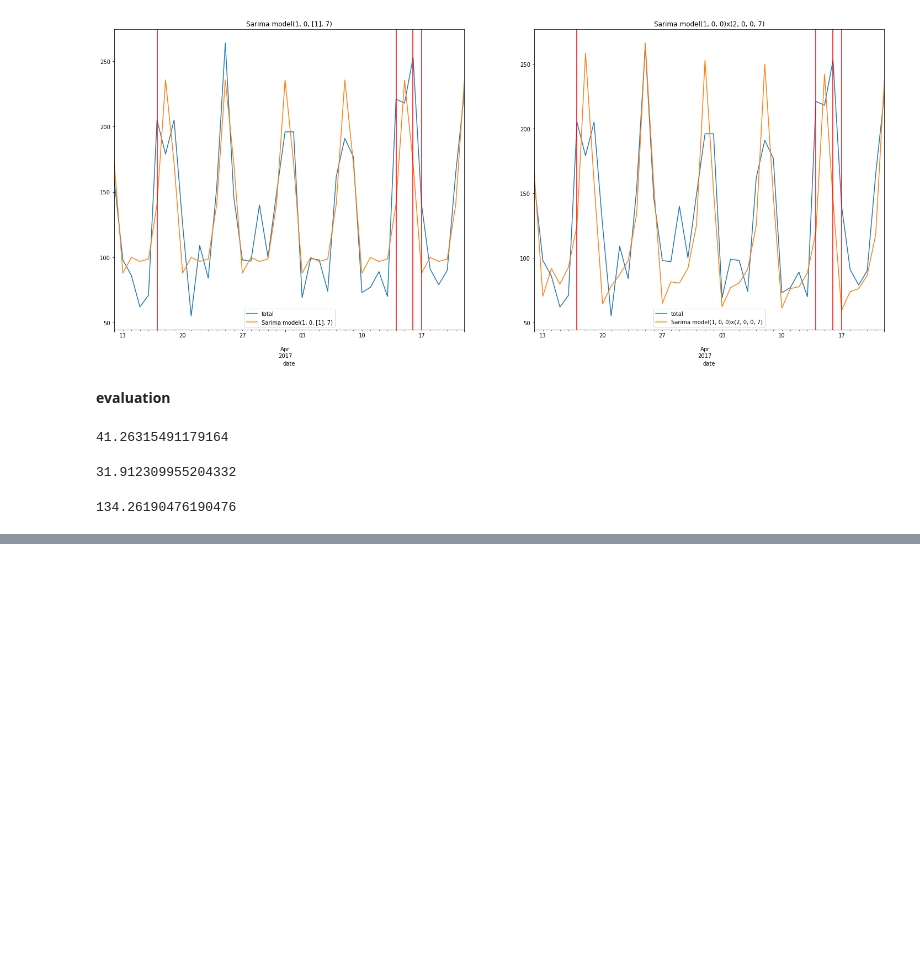
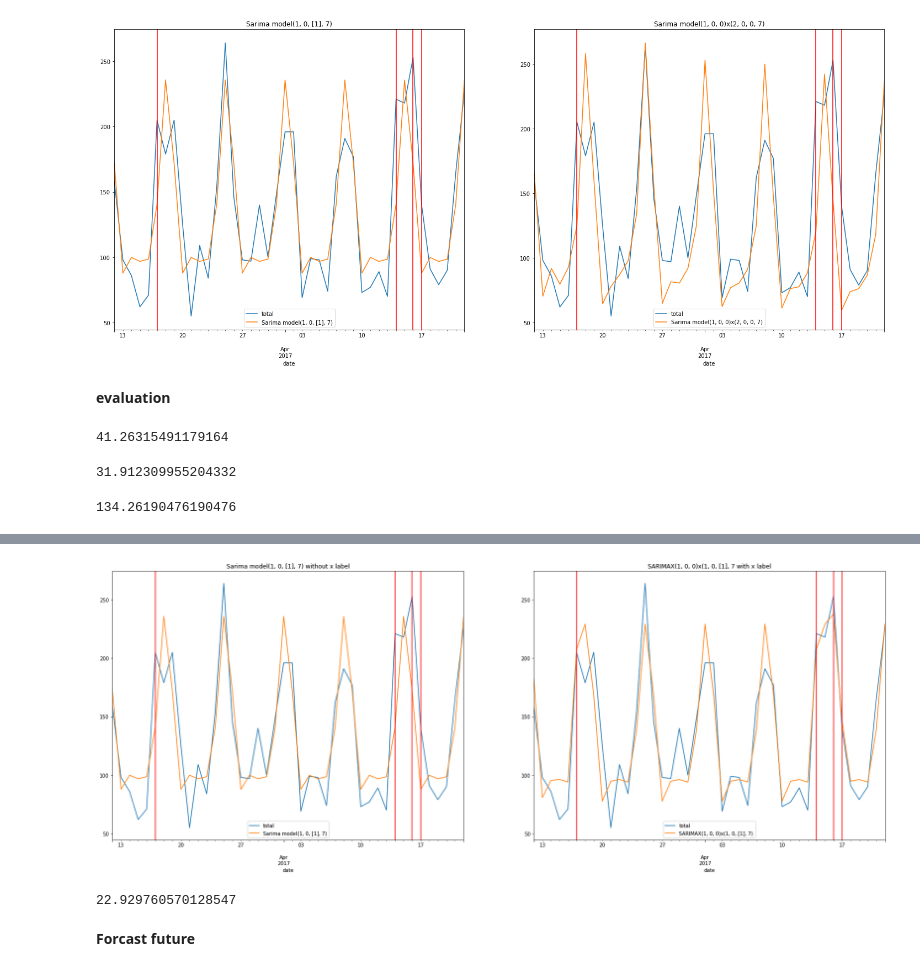
Before and after one commit to shyamjith94/TimeSeriesDataAnalysis, a Jupyter notebook: SARIMAX(SeasonalAutoregressiveIntegratedMAAnalysisExogenous(MultipleVariable)).ipynb, the cells around one changed output, grey strips where cells are left out. Cells and saved outputs as stored; diff of their text form; code cells hidden in the pictures; blank space fills up the shorter version.

```diff
--- a/SARIMAX(SeasonalAutoregressiveIntegratedMAAnalysisExogenous(MultipleVariable)).ipynb
+++ b/SARIMAX(SeasonalAutoregressiveIntegratedMAAnalysisExogenous(MultipleVariable)).ipynb
@@ -296,0 +374,19 @@ test_data['total'].mean()
+# %%
+fig, axe = plt.subplots(1,2,figsize=(28,10))
+ax = test_data['total'].plot(legend=True, ax=axe[0], title="Sarima model(1, 0, [1], 7) without x label")
+prediction_1.plot(legend=True, ax=axe[0])
+for day in test_data.query('holiday==1').index:
+    ax.axvline(x=day, color='r')
+
+ax = test_data['total'].plot(legend=True, title="SARIMAX(1, 0, 0)x(1, 0, [1], 7 with x label", ax=axe[1])
+prediction_x.plot(legend=True, ax=axe[1])
+for day in test_data.query('holiday==1').index:
+    ax.axvline(x=day, color='r')
+# %% [output]
+[figure, added]
+# %%
+rmse(test_data['total'], prediction_x)
+# %% [output]
+22.929760570128547
+# %% [markdown]
+**Forcast future**
```
Also changed, not shown: parts of 13 cells of this notebook.
